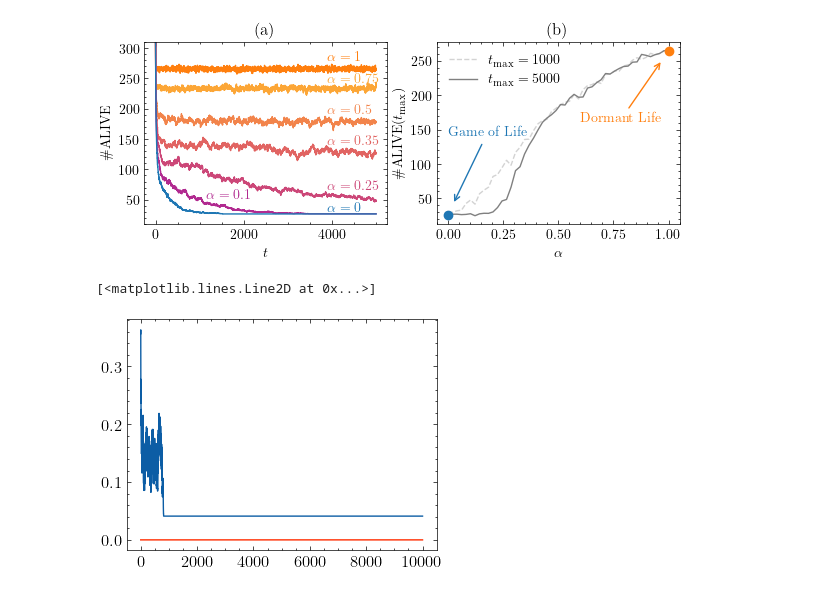
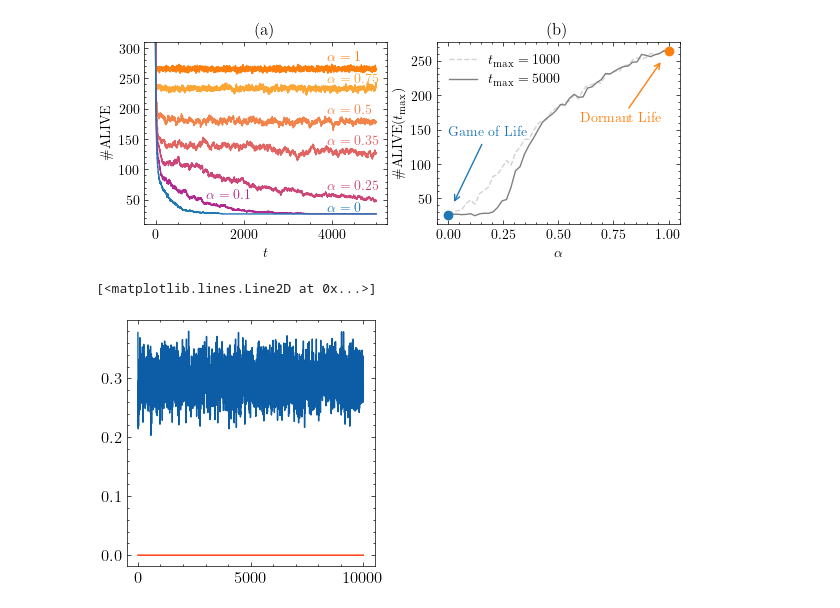
Before and after one commit to ISCOTTYI/dormant-life, a Jupyter notebook: plots.ipynb, the cells around one changed output. Drawn from its saved outputs; the diff is of its cells as text; code cells hidden in the pictures.

Commit message:
New plots and small changes

```diff
--- a/plots.ipynb
+++ b/plots.ipynb
@@ -151,19 +202,19 @@ fig.savefig("./img/phase_transition", dpi=500)
 [figure]
 # %%
 t_max = 10000
-alpha = 0.25
+alpha = 1
 N = 30
 q = 0.37017384
 init_grid = np.random.choice([0, 1], p=[1-q, q], size=[N, N])
 gol = DormantLife(init_grid, alpha=alpha)
 data = np.zeros(t_max)
 while gol.t < t_max:
-    data[gol.t] = gol.alive_count
+    data[gol.t] = gol.count_state(1)
     gol.step()
 fig, ax = plt.subplots()
 ax.plot(np.arange(t_max), data/N**2)
 ax.plot(np.arange(t_max), [0]*t_max)
 # ax.set(xlim=(8000,10000))
 # %% [output]
 [<matplotlib.lines.Line2D at 0x...>]
-[figure, old version]
+[figure, new version]
```
Also changed, not shown: parts of 3 cells of this notebook, 3 other files.
